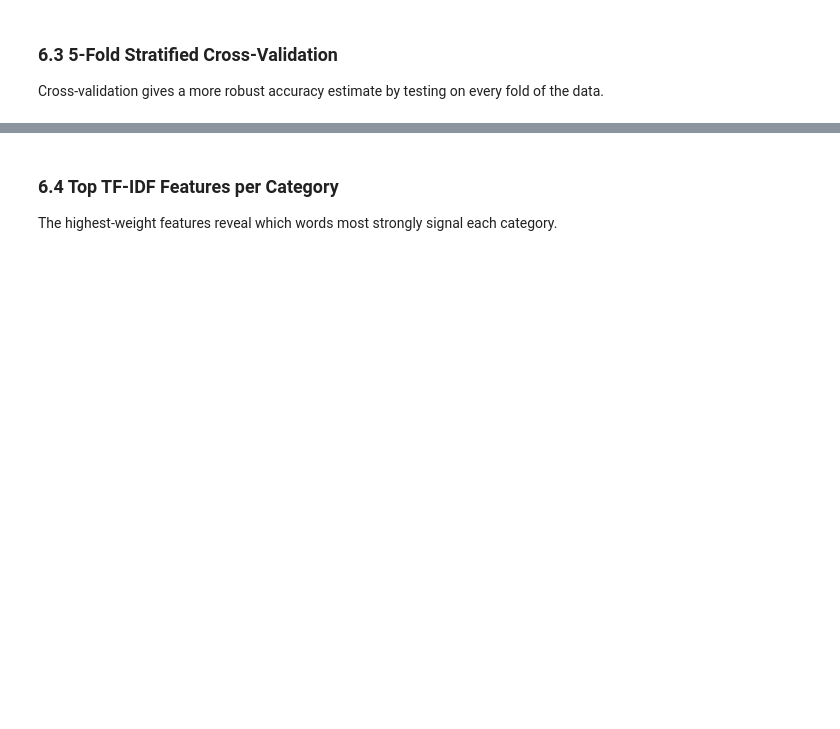
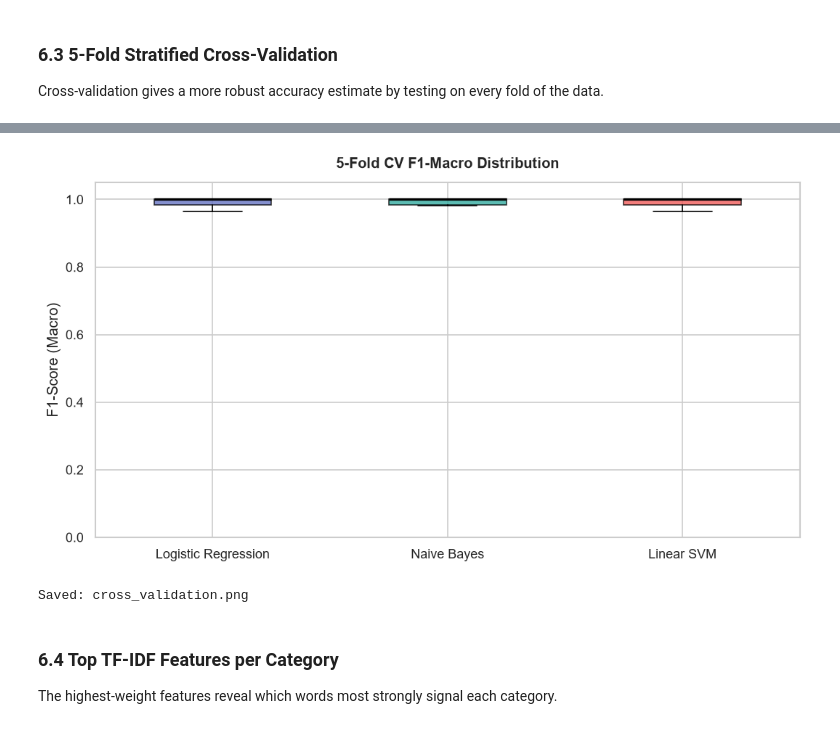
Before and after one commit to AmnaFaisal1305/Ctrl-Agents, a Jupyter notebook: analysis/eda.ipynb, the cells around one changed output, grey strips where cells are left out. Drawn from its saved outputs; the diff is of its cells as text; code cells hidden in the pictures; blank space fills up the shorter version.

```diff
--- a/analysis/eda.ipynb
+++ b/analysis/eda.ipynb
@@ -508,22 +673,25 @@ for name, r in results.items():
 # %%
 fig, ax = plt.subplots(figsize=(9, 5))
 bp = ax.boxplot(
     [cv_results[m] for m in model_names],
-    labels=model_names, patch_artist=True, notch=False, widths=0.5
+    tick_labels=model_names, patch_artist=True, notch=False, widths=0.5
 )
 for patch, color in zip(bp['boxes'], bar_colors):
     patch.set_facecolor(color)
     patch.set_alpha(0.75)
 for median in bp['medians']:
     median.set_color('black')
     median.set_linewidth(2)
 ax.set_title('5-Fold CV F1-Macro Distribution', fontweight='bold', pad=12)
 ax.set_ylabel('F1-Score (Macro)')
 ax.set_ylim(0, 1.05)
 plt.tight_layout()
 plt.savefig(PLOTS_DIR / 'cross_validation.png', bbox_inches='tight')
 plt.show()
 print('Saved: cross_validation.png')
+# %% [output]
+[figure, added]
+Saved: cross_validation.png
 # %% [markdown]
 ### 6.4 Top TF-IDF Features per Category
 
```
Also changed, not shown: parts of 25 cells of this notebook, 16 other files.
